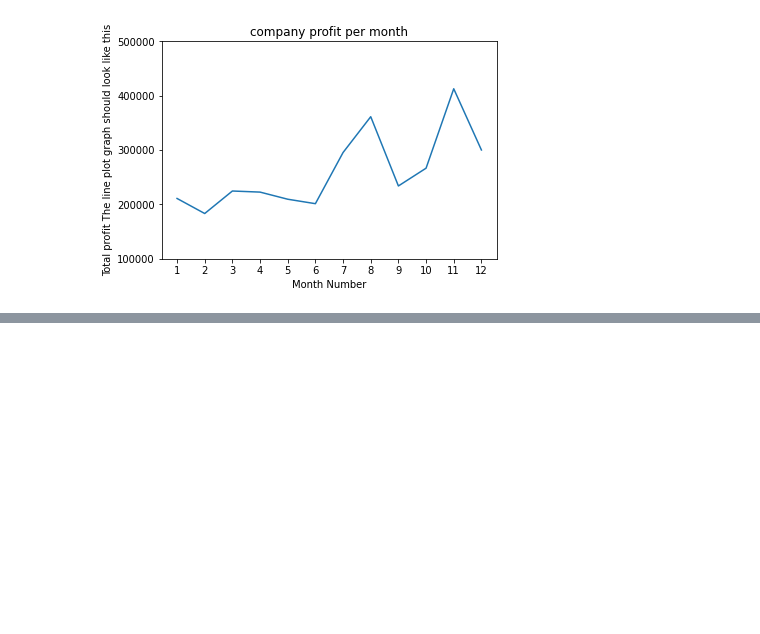
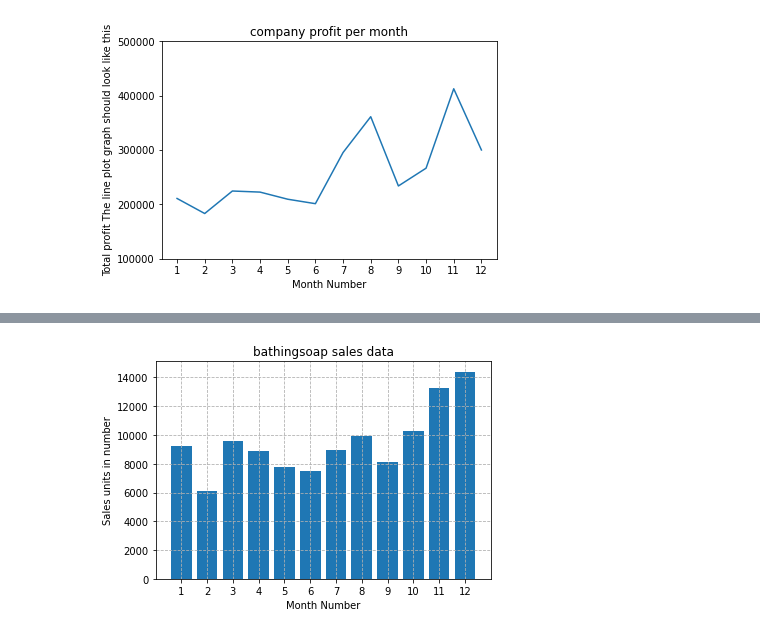
Before and after one commit to Safae-CHERKAOUI/python-for-finance, a Jupyter notebook: day_03/assignments/01-matplotlib_basic_assignment.ipynb, the cells around one changed output, grey strips where cells are left out. Saved outputs shown, nothing was run; the diff lists cells and outputs as text; code cells hidden in the pictures; blank space fills up the shorter version.

```diff
--- a/day_03/assignments/01-matplotlib_basic_assignment.ipynb
+++ b/day_03/assignments/01-matplotlib_basic_assignment.ipynb
@@ -134,3 +140,15 @@ NameError: name 'plt' is not defined
+# %%
+plt.bar(monthList, df ['bathingsoap'].tolist())
+plt.xlabel('Month Number')
+plt.ylabel('Sales units in number')
+plt.title(' Sales data')
+plt.xticks(monthList)
+plt.grid(linestyle="--")
+plt.title('bathingsoap sales data')
+
+plt.show()
+# %% [output]
+[figure, added]
 # %% [markdown]
 ## Exercise 7
 **Read the total profit of each month and show it using the histogram to see the most common profit ranges**
```
Also changed, not shown: parts of 13 cells of this notebook.
